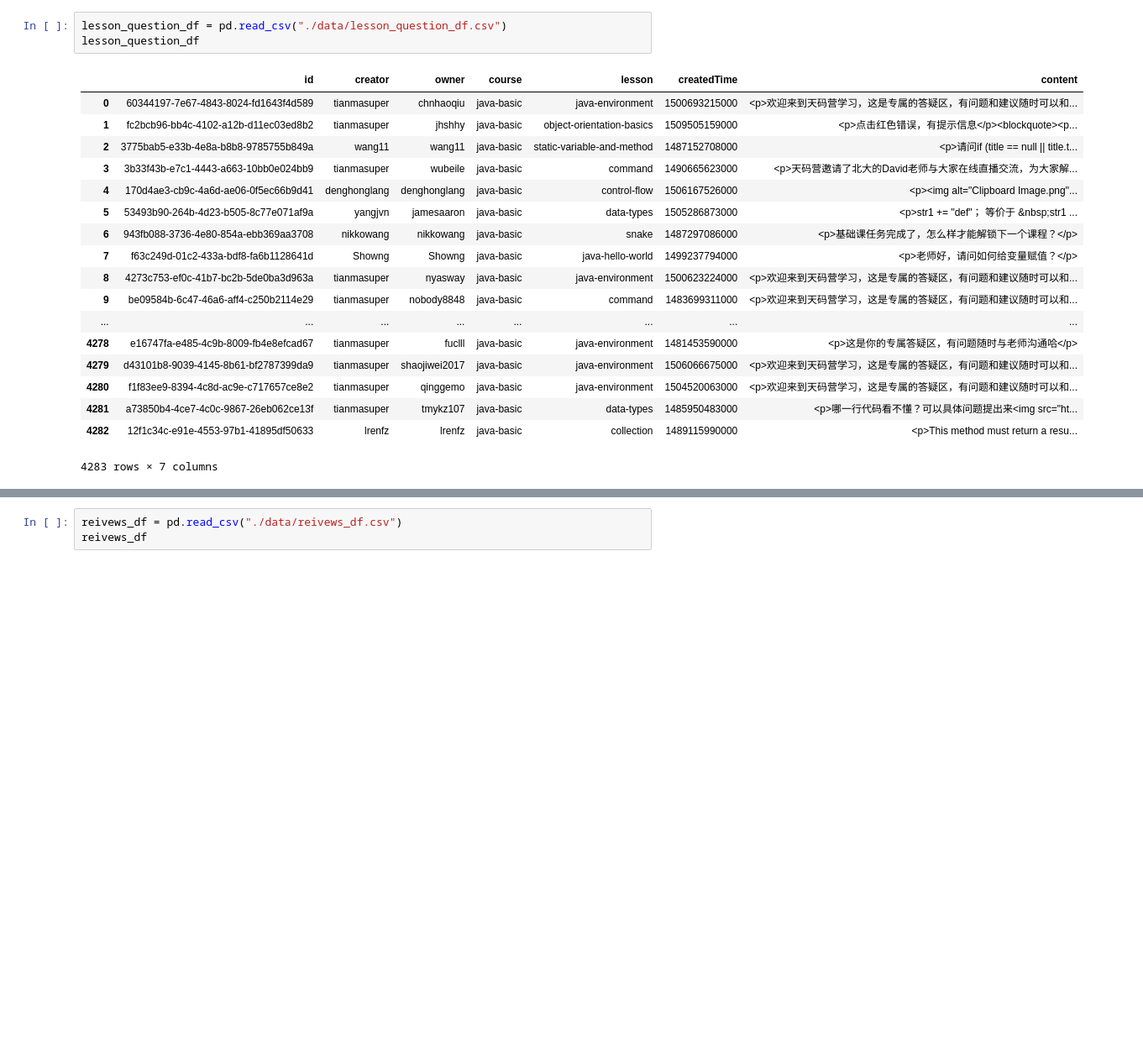
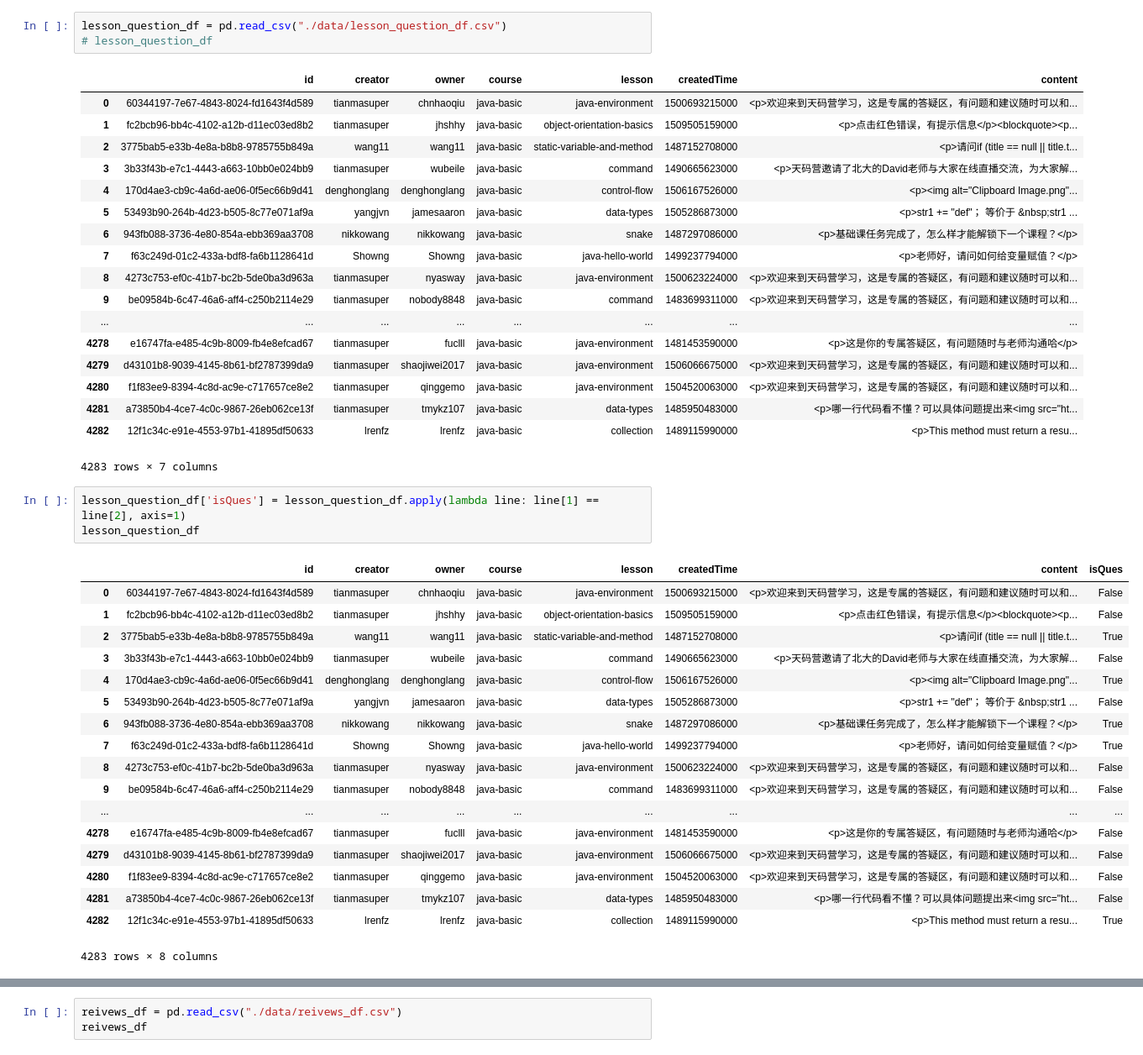
Before and after one commit to xzhren/autoQA, a Jupyter notebook: DataAnalysis.ipynb, the cells around one changed output, grey strips where cells are left out. Shown at 84% size. Drawn from its saved outputs; the diff is of its cells as text; blank space fills up the shorter version.

Commit message:
lesson & code QA

```diff
--- a/DataAnalysis.ipynb
+++ b/DataAnalysis.ipynb
@@ -7,6 +11,6 @@ from pprint import pprint
 # %%
 lesson_question_df = pd.read_csv("./data/lesson_question_df.csv")
-lesson_question_df
+# lesson_question_df
 # %% [output]
 |  | id | creator | owner | course | lesson | createdTime | content |
 | 0 | 60344197-7e67-4843-8024-fd1643f4d589 | tianmasuper | chnhaoqiu | java-basic | java-environment | 1500693215000 | <p>欢迎来到天码营学习，这是专属的答疑区，有问题和建议随时可以和... |
@@ -26,3 +30,25 @@ lesson_question_df
 | 4281 | a73850b4-4ce7-4c0c-9867-26eb062ce13f | tianmasuper | tmykz107 | java-basic | data-types | 1485950483000 | <p>哪一行代码看不懂？可以具体问题提出来<img src="ht... |
 | 4282 | 12f1c34c-e91e-4553-97b1-41895df50633 | lrenfz | lrenfz | java-basic | collection | 1489115990000 | <p>This method must return a resu... |
 4283 rows × 7 columns
+# %%
+lesson_question_df['isQues'] = lesson_question_df.apply(lambda line: line[1] == line[2], axis=1)
+lesson_question_df
+# %% [output]
+|  | id | creator | owner | course | lesson | createdTime | content | isQues |
+| 0 | 60344197-7e67-4843-8024-fd1643f4d589 | tianmasuper | chnhaoqiu | java-basic | java-environment | 1500693215000 | <p>欢迎来到天码营学习，这是专属的答疑区，有问题和建议随时可以和... | False |
+| 1 | fc2bcb96-bb4c-4102-a12b-d11ec03ed8b2 | tianmasuper | jhshhy | java-basic | object-orientation-basics | 1509505159000 | <p>点击红色错误，有提示信息</p><blockquote><p... | False |
+| 2 | 3775bab5-e33b-4e8a-b8b8-9785755b849a | wang11 | wang11 | java-basic | static-variable-and-method | 1487152708000 | <p>请问if (title == null || title.t... | True |
+| 3 | 3b33f43b-e7c1-4443-a663-10bb0e024bb9 | tianmasuper | wubeile | java-basic | command | 1490665623000 | <p>天码营邀请了北大的David老师与大家在线直播交流，为大家解... | False |
+| 4 | 170d4ae3-cb9c-4a6d-ae06-0f5ec66b9d41 | denghonglang | denghonglang | java-basic | control-flow | 1506167526000 | <p><img alt="Clipboard Image.png"... | True |
+| 5 | 53493b90-264b-4d23-b505-8c77e071af9a | yangjvn | jamesaaron | java-basic | data-types | 1505286873000 | <p>str1 += "def"； 等价于 &nbsp;str1 ... | False |
+| 6 | 943fb088-3736-4e80-854a-ebb369aa3708 | nikkowang | nikkowang | java-basic | snake | 1487297086000 | <p>基础课任务完成了，怎么样才能解锁下一个课程？</p> | True |
+| 7 | f63c249d-01c2-433a-bdf8-fa6b1128641d | Showng | Showng | java-basic | java-hello-world | 1499237794000 | <p>老师好，请问如何给变量赋值？</p> | True |
+| 8 | 4273c753-ef0c-41b7-bc2b-5de0ba3d963a | tianmasuper | nyasway | java-basic | java-environment | 1500623224000 | <p>欢迎来到天码营学习，这是专属的答疑区，有问题和建议随时可以和... | False |
+| 9 | be09584b-6c47-46a6-aff4-c250b2114e29 | tianmasuper | nobody8848 | java-basic | command | 1483699311000 | <p>欢迎来到天码营学习，这是专属的答疑区，有问题和建议随时可以和... | False |
+| ... | ... | ... | ... | ... | ... | ... | ... | ... |
+| 4278 | e16747fa-e485-4c9b-8009-fb4e8efcad67 | tianmasuper | fuclll | java-basic | java-environment | 1481453590000 | <p>这是你的专属答疑区，有问题随时与老师沟通哈</p> | False |
+| 4279 | d43101b8-9039-4145-8b61-bf2787399da9 | tianmasuper | shaojiwei2017 | java-basic | java-environment | 1506066675000 | <p>欢迎来到天码营学习，这是专属的答疑区，有问题和建议随时可以和... | False |
+| 4280 | f1f83ee9-8394-4c8d-ac9e-c717657ce8e2 | tianmasuper | qinggemo | java-basic | java-environment | 1504520063000 | <p>欢迎来到天码营学习，这是专属的答疑区，有问题和建议随时可以和... | False |
+| 4281 | a73850b4-4ce7-4c0c-9867-26eb062ce13f | tianmasuper | tmykz107 | java-basic | data-types | 1485950483000 | <p>哪一行代码看不懂？可以具体问题提出来<img src="ht... | False |
+| 4282 | 12f1c34c-e91e-4553-97b1-41895df50633 | lrenfz | lrenfz | java-basic | collection | 1489115990000 | <p>This method must return a resu... | True |
+4283 rows × 8 columns
```
Also changed, not shown: parts of 50 cells of this notebook, 1 other file.
